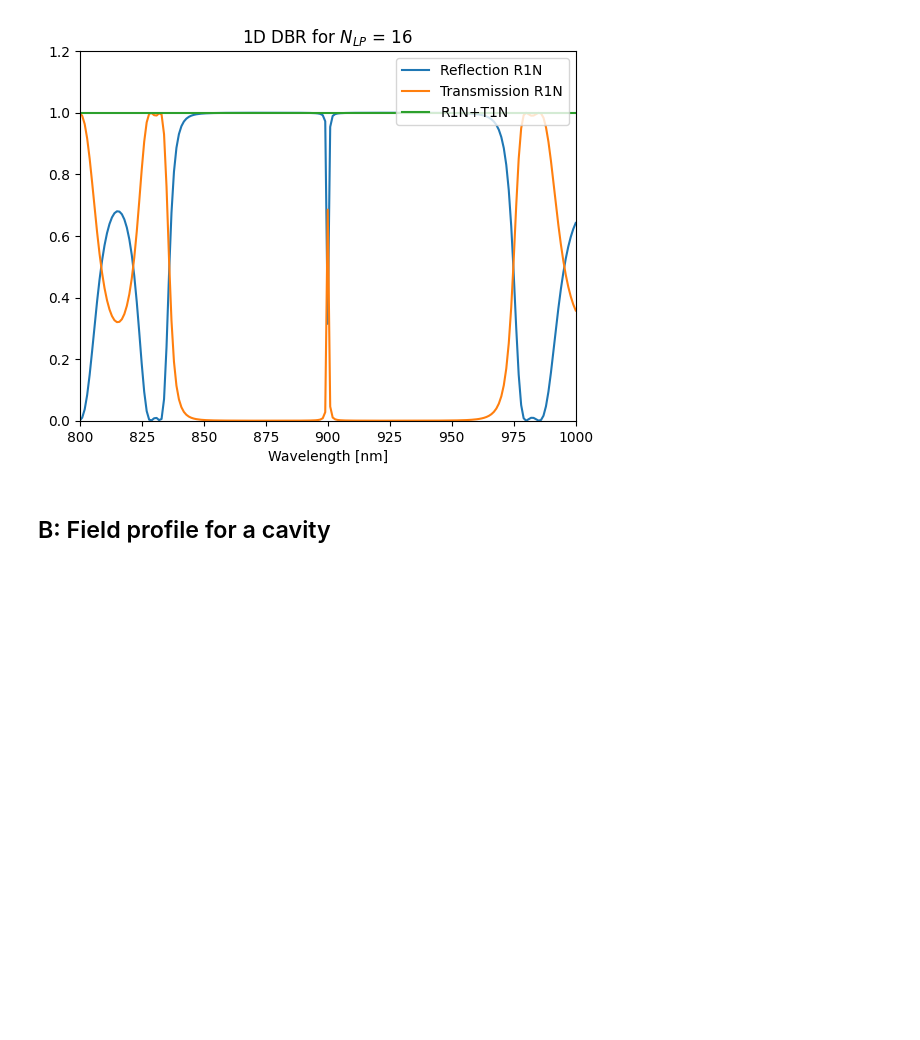
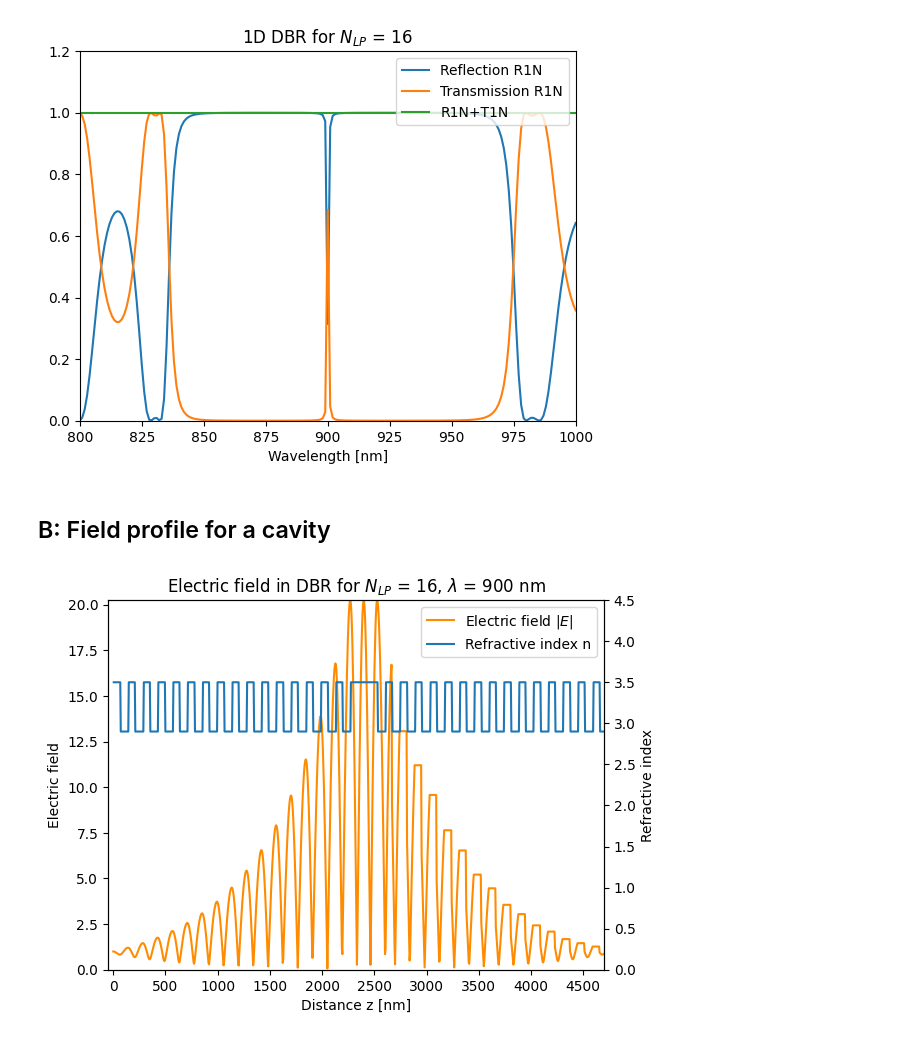
Before and after one commit to amcar-dtu/python-assignments, a Jupyter notebook: nano_opt_3.ipynb, the cells around one changed output. Saved outputs shown, nothing was run; the diff lists cells and outputs as text; code cells hidden in the pictures; blank space fills up the shorter version.

```diff
--- a/nano_opt_3.ipynb
+++ b/nano_opt_3.ipynb
@@ -361,0 +375,7 @@ zr = np.linspace(0, zlim1, 975)         # nm
+# %%
+T_per = T_21 @ T_L2 @ T_12 @ T_L1
+T_per_inv = T_12 @ T_L1 @ T_21 @ T_L2
+
+T_tot = np.linalg.matrix_power(T_per_inv, N) @ T_12 @ T_cav @ np.linalg.matrix_power(T_per, N)
+
+A0 = np.linalg.pinv(T_tot) @ AN
@@ -361,0 +496,26 @@ zr = np.linspace(0, zlim1, 975)         # nm
+# %%
+fig, ax1 = plt.subplots()
+ax2 = ax1.twinx()
+
+lns1 = ax1.plot(zr[:-1], Etot[:-1], color="darkorange", label=r"Electric field $|E|$")
+lns2 = ax2.plot(zr[1:], n[1:], label="Refractive index n")
+
+ax1.set_xlabel("Distance z [nm]")
+ax1.set_ylabel("Electric field")
+ax2.set_ylabel("Refractive index")
+
+plt.xticks(np.arange(0, max(zr), 500))
+plt.xlim([-50, 4700])
+ax1.set_ylim([0, max(Etot)])
+ax2.set_ylim([0, 4.5])
+
+plt.title("Electric field in DBR for $N_{LP}$ = " + str(N) + ", $\lambda$ = " + str(lda) + " nm")
+
+# build legend
+lns = lns1+lns2
+labs = [ln.get_label() for ln in lns]
+ax1.legend(lns, labs, loc='upper right')
+
+plt.show()
+# %% [output]
+[figure, added]
```
Also changed, not shown: parts of 3 cells of this notebook, 1 other file.
